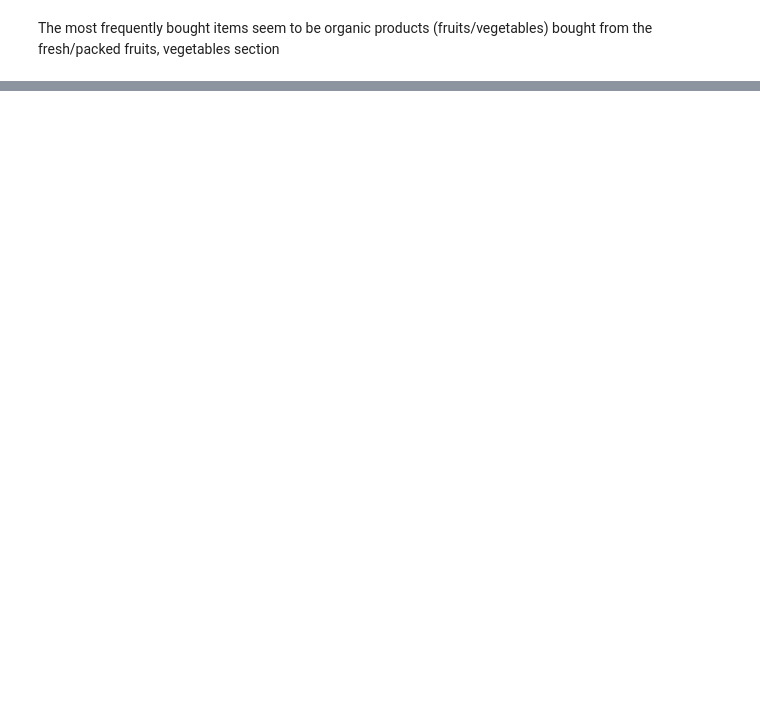
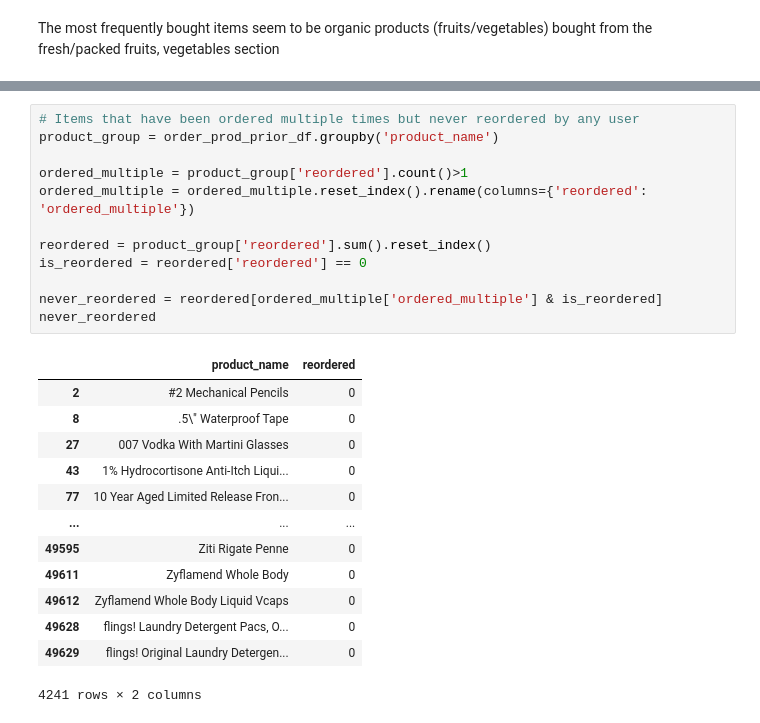
Before and after one commit to nroshni/instacart-market-basket-analysis, a Jupyter notebook: instacart-data-analysis.ipynb, the cells around one changed output, grey strips where cells are left out. Saved outputs shown, nothing was run; the diff lists cells and outputs as text; blank space fills up the shorter version.

```diff
--- a/instacart-data-analysis.ipynb
+++ b/instacart-data-analysis.ipynb
@@ -451,0 +503,26 @@ plt.show()
+# %%
+# Items that have been ordered multiple times but never reordered by any user
+product_group = order_prod_prior_df.groupby('product_name')
+
+ordered_multiple = product_group['reordered'].count()>1
+ordered_multiple = ordered_multiple.reset_index().rename(columns={'reordered': 'ordered_multiple'})
+
+reordered = product_group['reordered'].sum().reset_index()
+is_reordered = reordered['reordered'] == 0
+
+never_reordered = reordered[ordered_multiple['ordered_multiple'] & is_reordered]
+never_reordered
+# %% [output]
+|  | product_name | reordered |
+| 2 | #2 Mechanical Pencils | 0 |
+| 8 | .5\" Waterproof Tape | 0 |
+| 27 | 007 Vodka With Martini Glasses | 0 |
+| 43 | 1% Hydrocortisone Anti-Itch Liqui... | 0 |
+| 77 | 10 Year Aged Limited Release Fron... | 0 |
+| ... | ... | ... |
+| 49595 | Ziti Rigate Penne | 0 |
+| 49611 | Zyflamend Whole Body | 0 |
+| 49612 | Zyflamend Whole Body Liquid Vcaps | 0 |
+| 49628 | flings! Laundry Detergent Pacs, O... | 0 |
+| 49629 | flings! Original Laundry Detergen... | 0 |
+4241 rows × 2 columns
```
Also changed, not shown: parts of 9 cells of this notebook.
